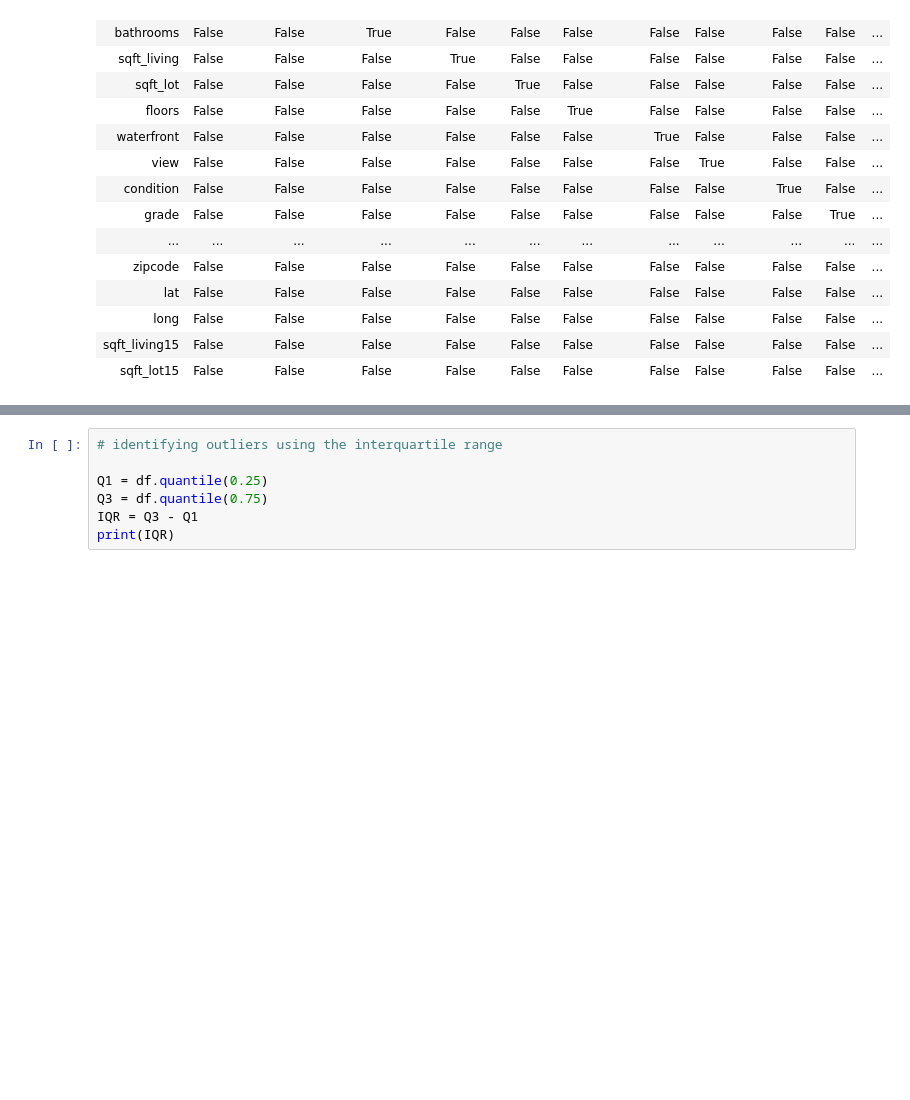
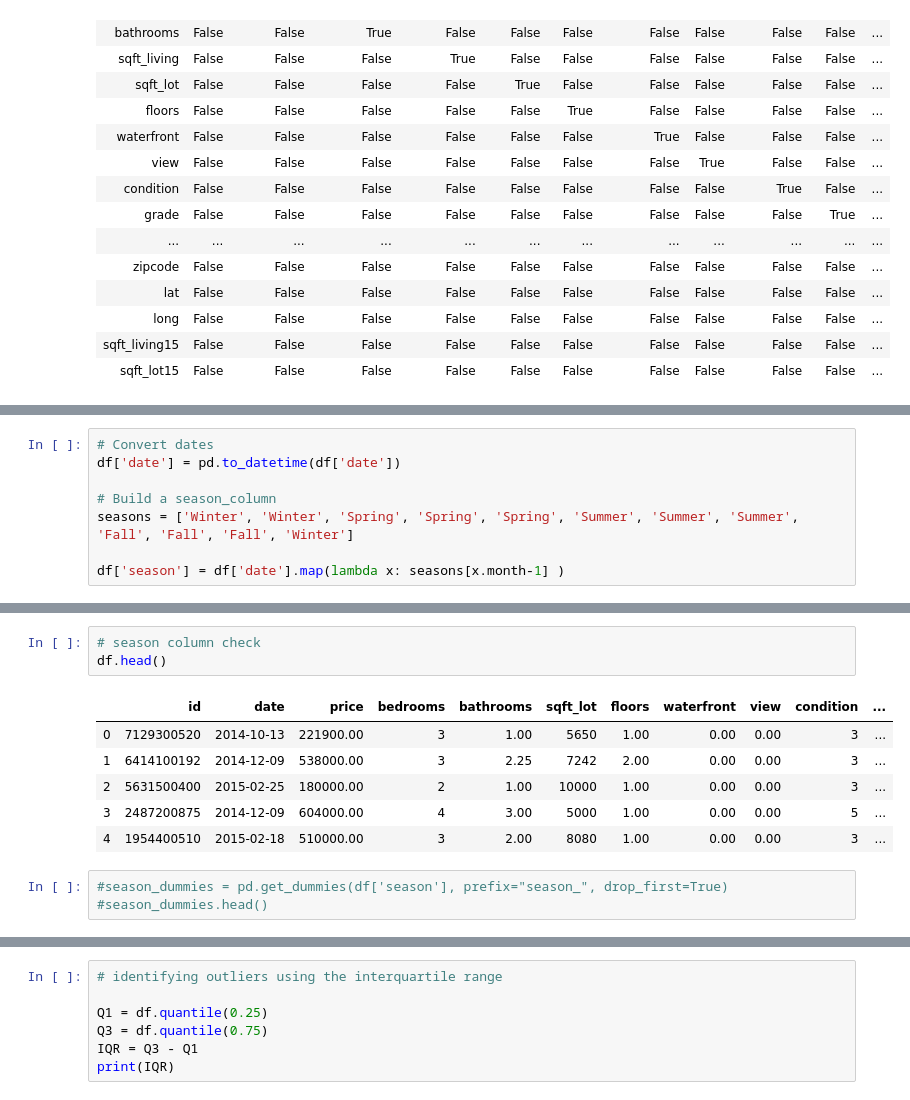
Before and after one commit to TaraRosen/kc_housing_pred, a Jupyter notebook: king_county_housing_predictions.ipynb, the cells around one changed output, grey strips where cells are left out. Cells and saved outputs as stored; diff of their text form; blank space fills up the shorter version.

```diff
--- a/king_county_housing_predictions.ipynb
+++ b/king_county_housing_predictions.ipynb
@@ -739,0 +789,8 @@ abs(features.corr()) > 0.8
+# %%
+# Convert dates
+df['date'] = pd.to_datetime(df['date'])
+
+# Build a season_column
+seasons = ['Winter', 'Winter', 'Spring', 'Spring', 'Spring', 'Summer', 'Summer', 'Summer', 'Fall', 'Fall', 'Fall', 'Winter']
+
+df['season'] = df['date'].map(lambda x: seasons[x.month-1] )
@@ -740,3 +808,16 @@ abs(features.corr()) > 0.8
+# %%
+# season column check
+df.head()
+# %% [output]
+|  | id | date | price | bedrooms | bathrooms | sqft_lot | floors | waterfront | view | condition | ... |
+| 0 | 7129300520 | 2014-10-13 | 221900.00 | 3 | 1.00 | 5650 | 1.00 | 0.00 | 0.00 | 3 | ... |
+| 1 | 6414100192 | 2014-12-09 | 538000.00 | 3 | 2.25 | 7242 | 2.00 | 0.00 | 0.00 | 3 | ... |
+| 2 | 5631500400 | 2015-02-25 | 180000.00 | 2 | 1.00 | 10000 | 1.00 | 0.00 | 0.00 | 3 | ... |
+| 3 | 2487200875 | 2014-12-09 | 604000.00 | 4 | 3.00 | 5000 | 1.00 | 0.00 | 0.00 | 5 | ... |
+| 4 | 1954400510 | 2015-02-18 | 510000.00 | 3 | 2.00 | 8080 | 1.00 | 0.00 | 0.00 | 3 | ... |
+# %%
+#season_dummies = pd.get_dummies(df['season'], prefix="season_", drop_first=True)
+#season_dummies.head()
 # %%
 # looping through all the columns. Needs optimization.
 
```
Also changed, not shown: parts of 14 cells of this notebook.
